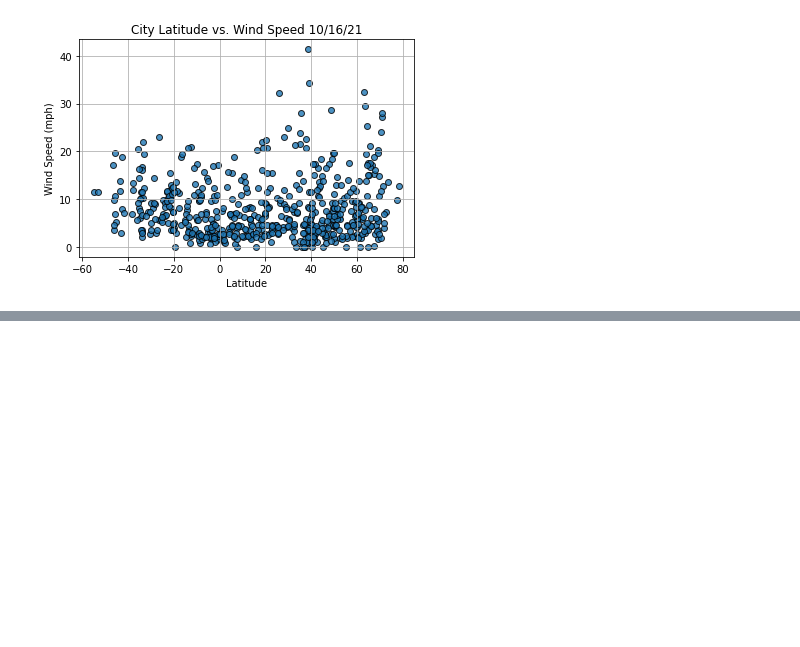
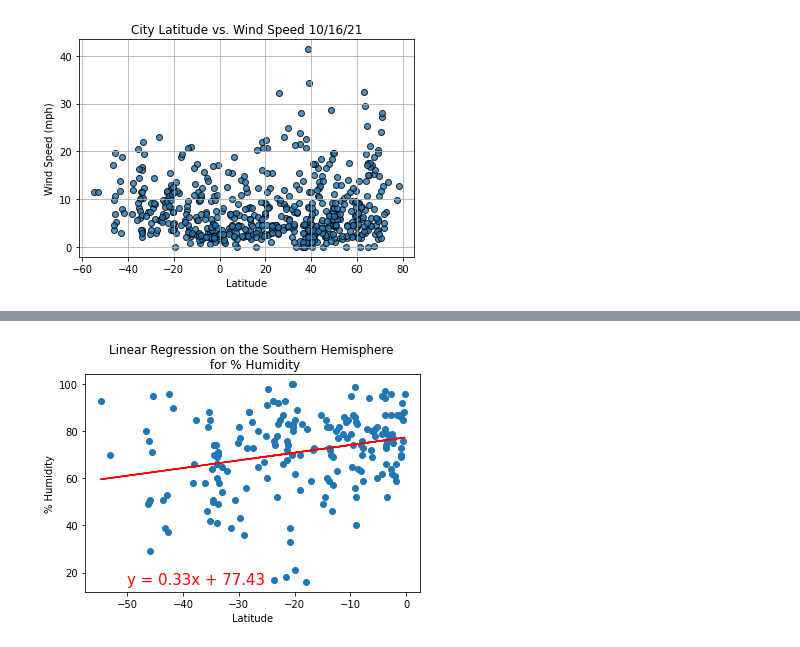
Before and after one commit to tutran90/World_Weather_Analysis, a Jupyter notebook: WeatherPy.ipynb, the cells around one changed output, grey strips where cells are left out. Drawn from its saved outputs; the diff is of its cells as text; code cells hidden in the pictures; blank space fills up the shorter version.

```diff
--- a/WeatherPy.ipynb
+++ b/WeatherPy.ipynb
@@ -294,0 +406,14 @@ plt.show()
+# %%
+# Linear regression on the Southern Hemisphere
+x_values = southern_hemi_df["Lat"]
+y_values = southern_hemi_df["Humidity"]
+# Call the function.
+plot_linear_regression(x_values, y_values,
+                       'Linear Regression on the Southern Hemisphere \n for % Humidity',
+                       '% Humidity',(-50,15))
+## the correlation between lat and % humidity is very low b/c r-value is less than 0.04
+#linregress(x_values,y_values)
+#LinregressResult(slope=0.32581161782879486, intercept=77.43388096662413, rvalue=0.2571975200005331,
+# pvalue=0.00034060450542196946, stderr=0.0892810512864808, intercept_stderr=2.109726870945658)
+# %% [output]
+[figure, added]
```
Also changed, not shown: parts of 14 cells of this notebook, 5 other files.
